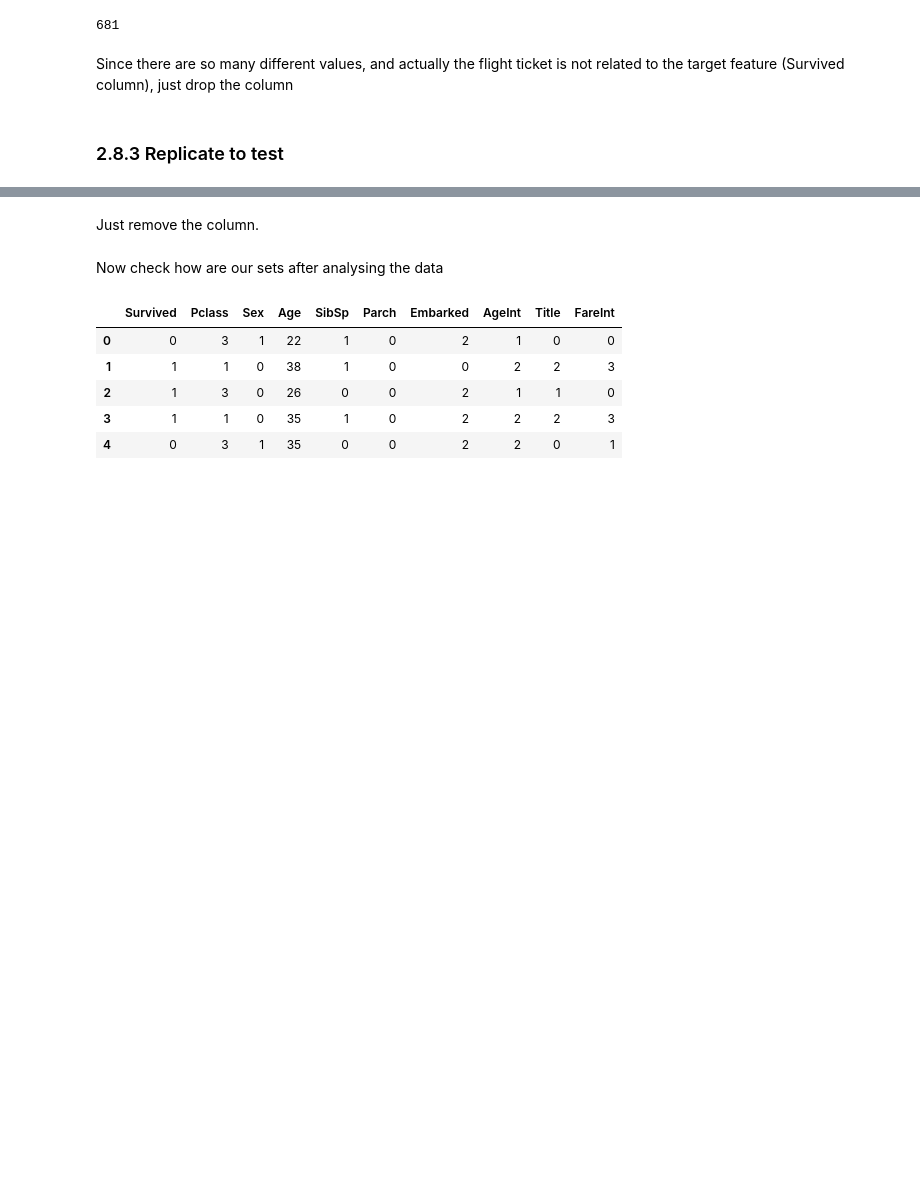
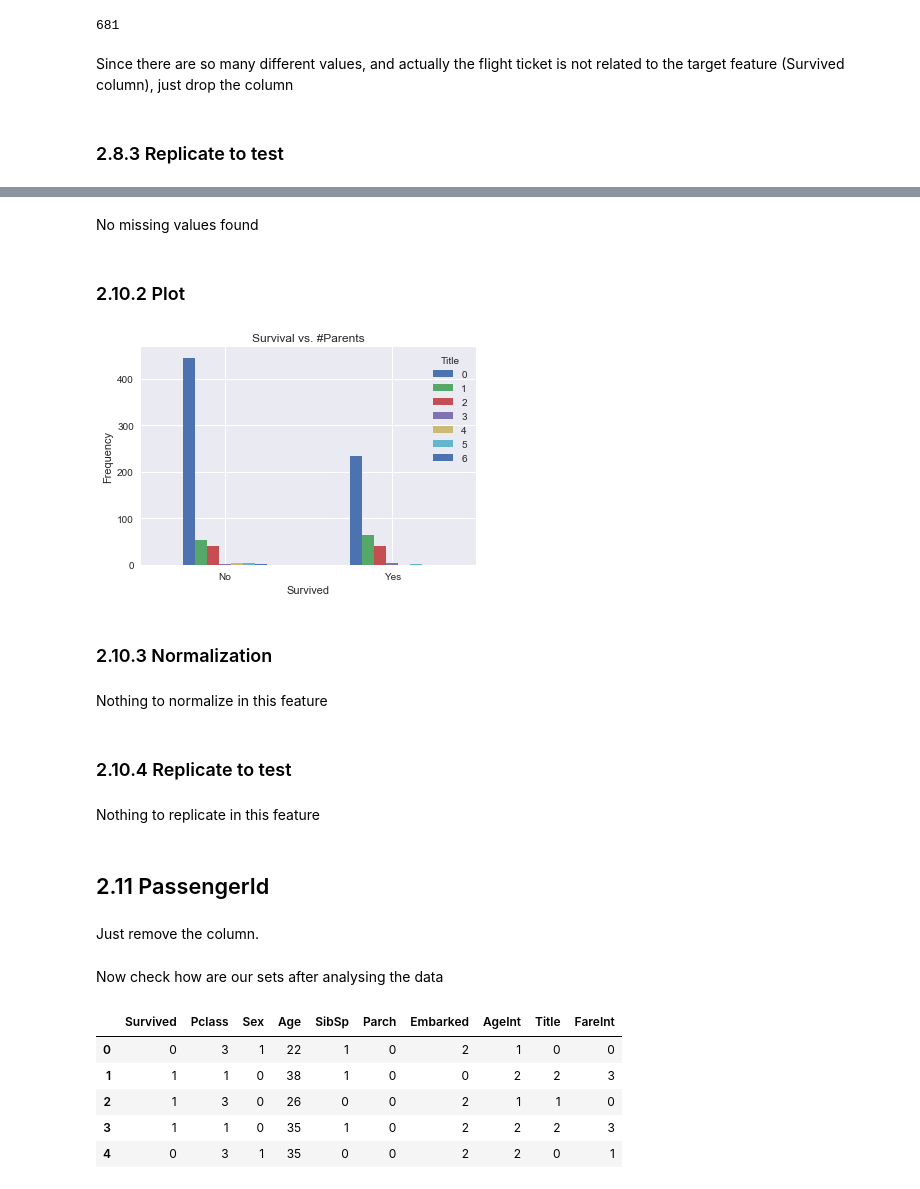
Before and after one commit to chrissaher/Kaggle-solutions, a Jupyter notebook: Titanic/Titanic.py.ipynb, the cells around one changed output, grey strips where cells are left out. Cells and saved outputs as stored; diff of their text form; code cells hidden in the pictures; blank space fills up the shorter version.

```diff
--- a/Titanic/Titanic.py.ipynb
+++ b/Titanic/Titanic.py.ipynb
@@ -510,3 +553,30 @@ test = test.drop("Ticket", axis = 1)
+# %% [markdown]
+No missing values found
+# %% [markdown]
+### 2.10.2 Plot
+# %%
+survivedXPar = pd.crosstab(train["Survived"], train["Parch"])
+ax = survivedXPar.plot(kind="bar")
+
+ax.set_xlabel("Survived")
+ax.set_ylabel("Frequency")
+
+plt.xticks([0, 1], ["No", "Yes"], rotation=0)
+plt.legend(title= "Title")
+plt.title("Survival vs. #Parents")
+plt.show()
+# %% [output]
+[figure, added]
+# %% [markdown]
+### 2.10.3 Normalization
+# %% [markdown]
+Nothing to normalize in this feature
+# %% [markdown]
+### 2.10.4 Replicate to test
+# %% [markdown]
+Nothing to replicate in this feature
+# %% [markdown]
+## 2.11 PassengerId
 # %% [markdown]
 Just remove the column.
 # %%
```
Also changed, not shown: parts of 20 cells of this notebook.
